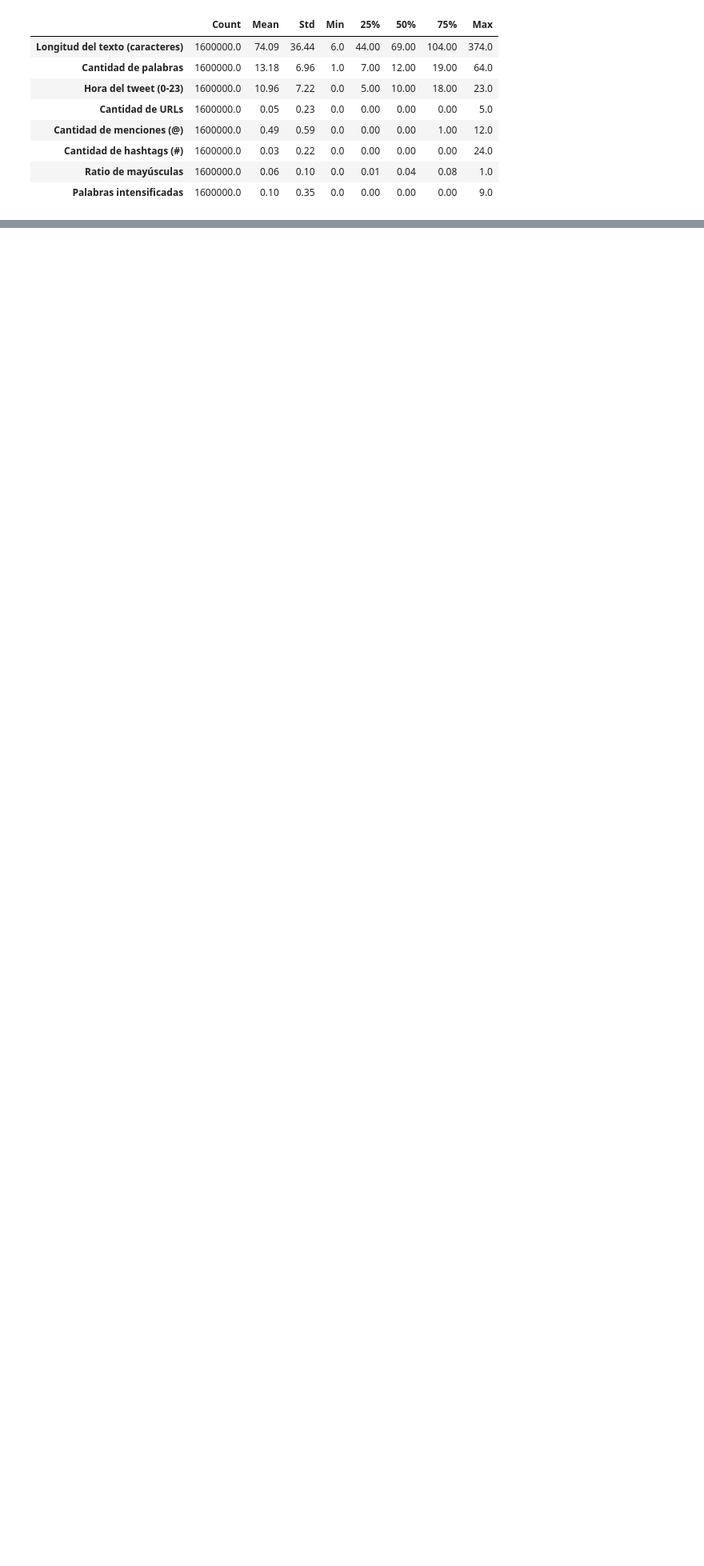
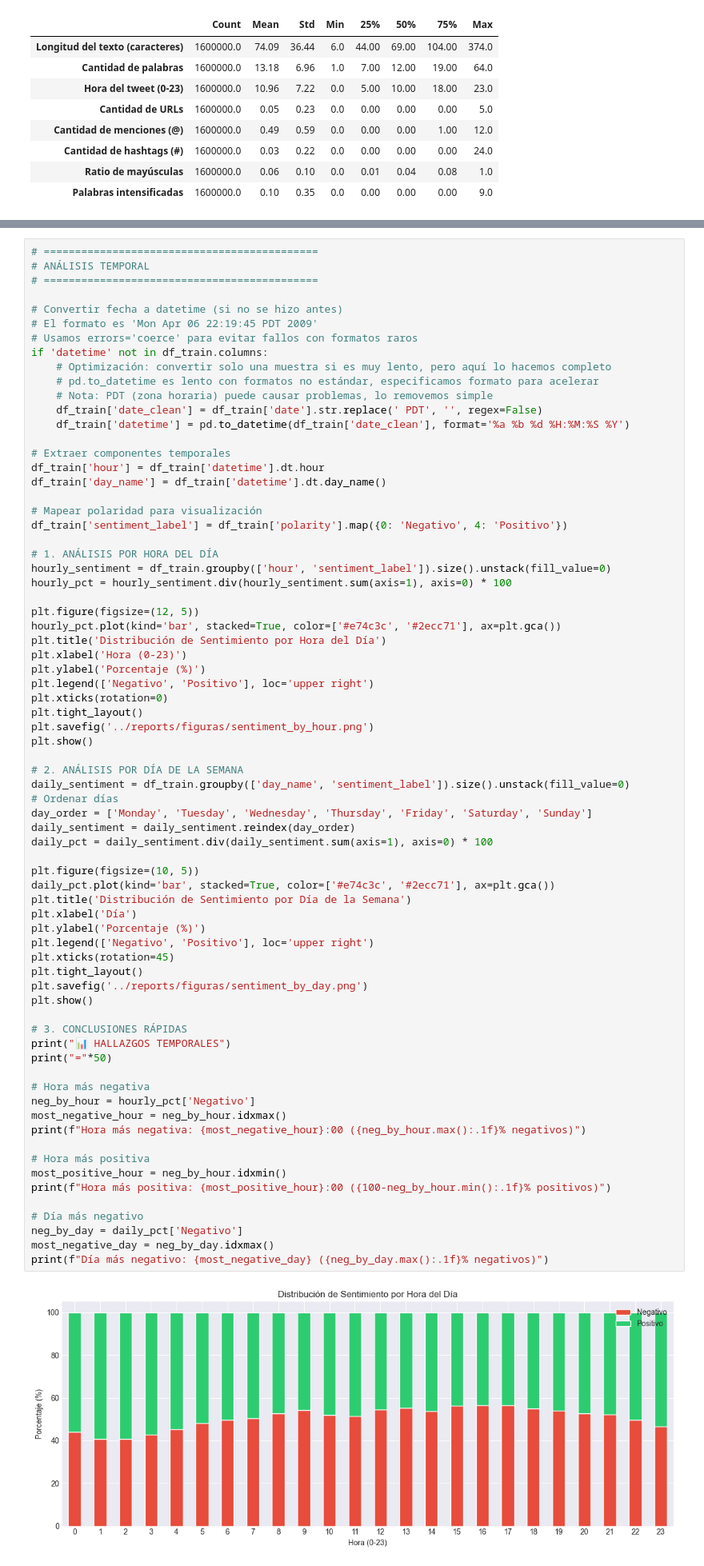
Before and after one commit to comby73/tp3_nlp_sentiment, a Jupyter notebook: notebooks/01_eda.ipynb, the cells around one changed output, grey strips where cells are left out. Shown at 80% size. Saved outputs shown, nothing was run; the diff lists cells and outputs as text; blank space fills up the shorter version.

```diff
--- a/notebooks/01_eda.ipynb
+++ b/notebooks/01_eda.ipynb
@@ -201,0 +240,74 @@ display(stats_df)
+# %%
+# ============================================
+# ANÁLISIS TEMPORAL
+# ============================================
+
+# Convertir fecha a datetime (si no se hizo antes)
+# El formato es 'Mon Apr 06 22:19:45 PDT 2009'
+# Usamos errors='coerce' para evitar fallos con formatos raros
+if 'datetime' not in df_train.columns:
+    # Optimización: convertir solo una muestra si es muy lento, pero aquí lo hacemos completo
+    # pd.to_datetime es lento con formatos no estándar, especificamos formato para acelerar
+    # Nota: PDT (zona horaria) puede causar problemas, lo removemos simple
+    df_train['date_clean'] = df_train['date'].str.replace(' PDT', '', regex=False)
+    df_train['datetime'] = pd.to_datetime(df_train['date_clean'], format='%a %b %d %H:%M:%S %Y')
+
+# Extraer componentes temporales
+df_train['hour'] = df_train['datetime'].dt.hour
+df_train['day_name'] = df_train['datetime'].dt.day_name()
+
+# Mapear polaridad para visualización
+df_train['sentiment_label'] = df_train['polarity'].map({0: 'Negativo', 4: 'Positivo'})
+
+# 1. ANÁLISIS POR HORA DEL DÍA
+hourly_sentiment = df_train.groupby(['hour', 'sentiment_label']).size().unstack(fill_value=0)
+hourly_pct = hourly_sentiment.div(hourly_sentiment.sum(axis=1), axis=0) * 100
+
+plt.figure(figsize=(12, 5))
+hourly_pct.plot(kind='bar', stacked=True, color=['#e74c3c', '#2ecc71'], ax=plt.gca())
+plt.title('Distribución de Sentimiento por Hora del Día')
+plt.xlabel('Hora (0-23)')
+plt.ylabel('Porcentaje (%)')
+plt.legend(['Negativo', 'Positivo'], loc='upper right')
+plt.xticks(rotation=0)
+plt.tight_layout()
+plt.savefig('../reports/figuras/sentiment_by_hour.png')
+plt.show()
+
+# 2. ANÁLISIS POR DÍA DE LA SEMANA
+daily_sentiment = df_train.groupby(['day_name', 'sentiment_label']).size().unstack(fill_value=0)
+# Ordenar días
+day_order = ['Monday', 'Tuesday', 'Wednesday', 'Thursday', 'Friday', 'Saturday', 'Sunday']
+daily_sentiment = daily_sentiment.reindex(day_order)
+daily_pct = daily_sentiment.div(daily_sentiment.sum(axis=1), axis=0) * 100
+
+plt.figure(figsize=(10, 5))
+daily_pct.plot(kind='bar', stacked=True, color=['#e74c3c', '#2ecc71'], ax=plt.gca())
+plt.title('Distribución de Sentimiento por Día de la Semana')
+plt.xlabel('Día')
+plt.ylabel('Porcentaje (%)')
+plt.legend(['Negativo', 'Positivo'], loc='upper right')
+plt.xticks(rotation=45)
+plt.tight_layout()
+plt.savefig('../reports/figuras/sentiment_by_day.png')
+plt.show()
+
+# 3. CONCLUSIONES RÁPIDAS
+print("📊 HALLAZGOS TEMPORALES")
+print("="*50)
+
+# Hora más negativa
+neg_by_hour = hourly_pct['Negativo']
+most_negative_hour = neg_by_hour.idxmax()
+print(f"Hora más negativa: {most_negative_hour}:00 ({neg_by_hour.max():.1f}% negativos)")
+
+# Hora más positiva
+most_positive_hour = neg_by_hour.idxmin()
+print(f"Hora más positiva: {most_positive_hour}:00 ({100-neg_by_hour.min():.1f}% positivos)")
+
+# Día más negativo
+neg_by_day = daily_pct['Negativo']
+most_negative_day = neg_by_day.idxmax()
+print(f"Día más negativo: {most_negative_day} ({neg_by_day.max():.1f}% negativos)")
+# %% [output]
+[figure, added]
```
Also changed, not shown: parts of 14 cells of this notebook, 4 other files.
